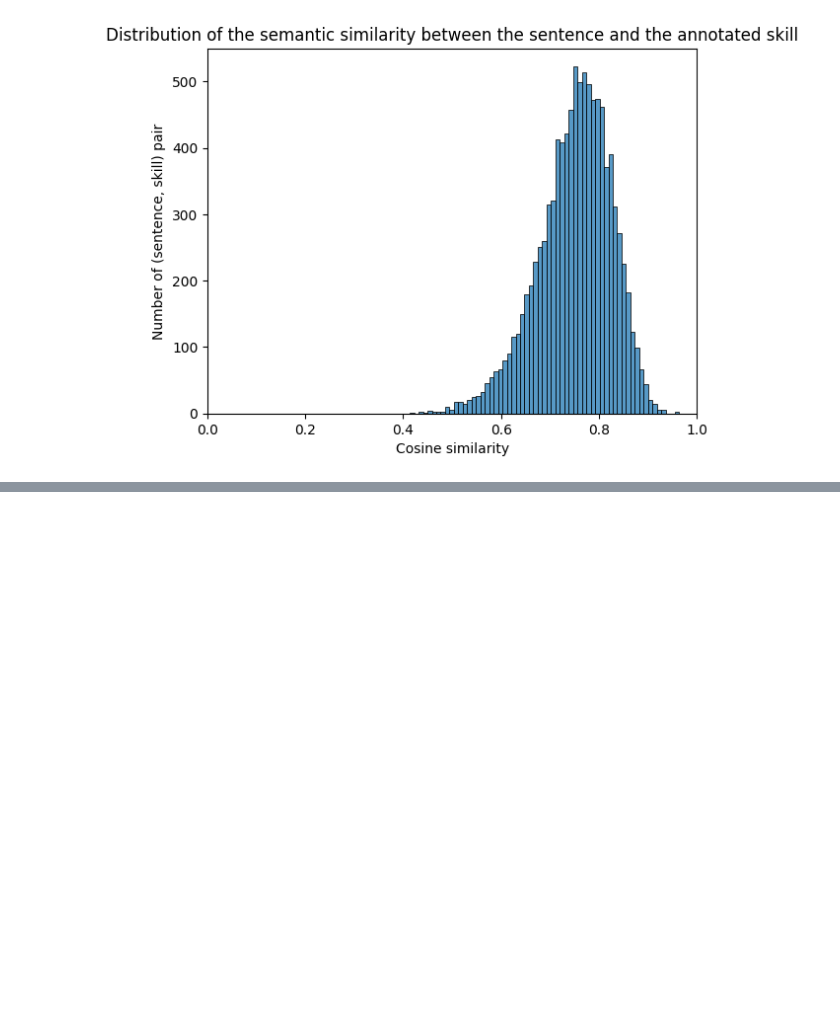
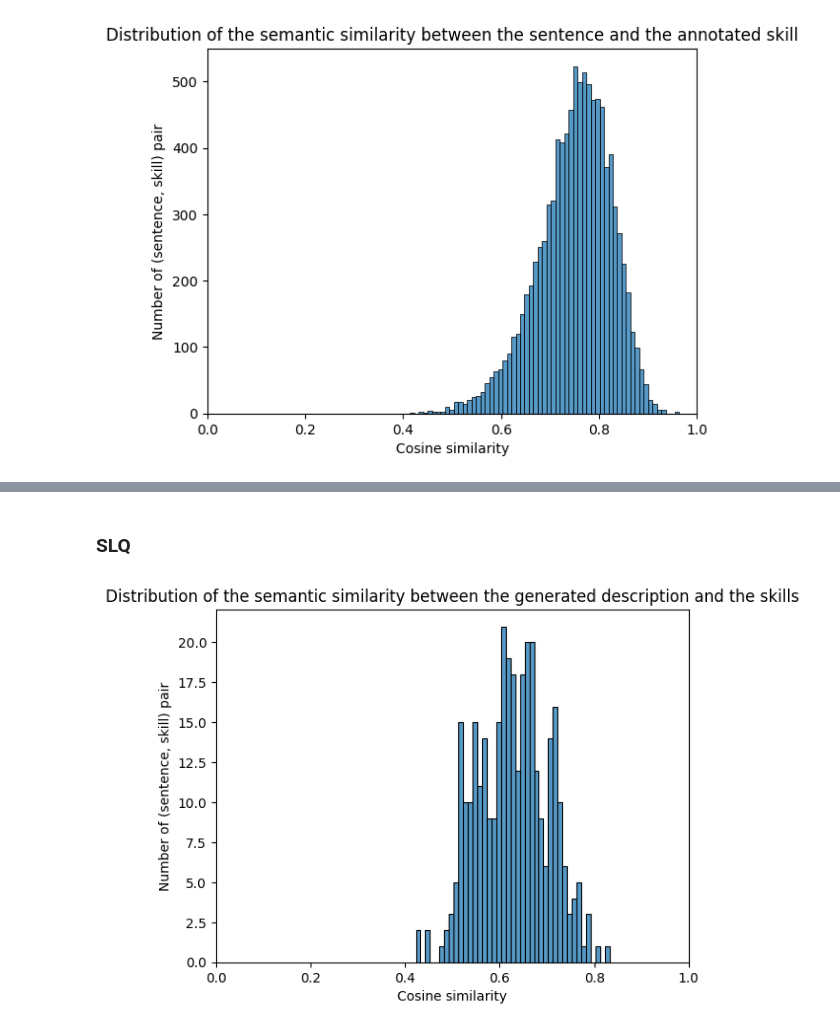
Before and after one commit to epfl-ml4ed/SkillThrills, a Jupyter notebook: protosp01/dataset_generation/evaluate.ipynb, the cells around one changed output, grey strips where cells are left out. Cells and saved outputs as stored; diff of their text form; code cells hidden in the pictures; blank space fills up the shorter version.

```diff
--- a/protosp01/dataset_generation/evaluate.ipynb
+++ b/protosp01/dataset_generation/evaluate.ipynb
@@ -252,0 +362,4 @@ pip_annot_predictions[0][0]
+# %%
+# proto_sub = proto.sample(200)
+# proto_sub.to_csv("proto_sub.csv")
+proto_sub = pd.read_csv("proto_sub.csv")
@@ -252,0 +402,16 @@ pip_annot_predictions[0][0]
+# %% [markdown]
+### SLQ
+# %%
+proto = pd.read_csv("./generation/generated/PROTOTYPE/prototype.csv").drop("Unnamed: 0", axis=1).sample(5_000)
+# %%
+proto_sub["skills"] = proto.skills.apply(eval)
+exproto = proto_sub.explode("skills")
+slq_proto_sub = sentence_level_quality(exproto, label_key="skills")
+# %%
+g = sns.histplot(data=slq_proto_sub.reset_index(), x="sim", binwidth=.01)
+g.set_xlim((0, 1))
+g.set_title("Distribution of the semantic similarity between the generated description and the skills")
+g.set_xlabel("Cosine similarity")
+g.set_ylabel("Number of (sentence, skill) pair");
+# %% [output]
+[figure, added]
```
Also changed, not shown: parts of 31 cells of this notebook.
